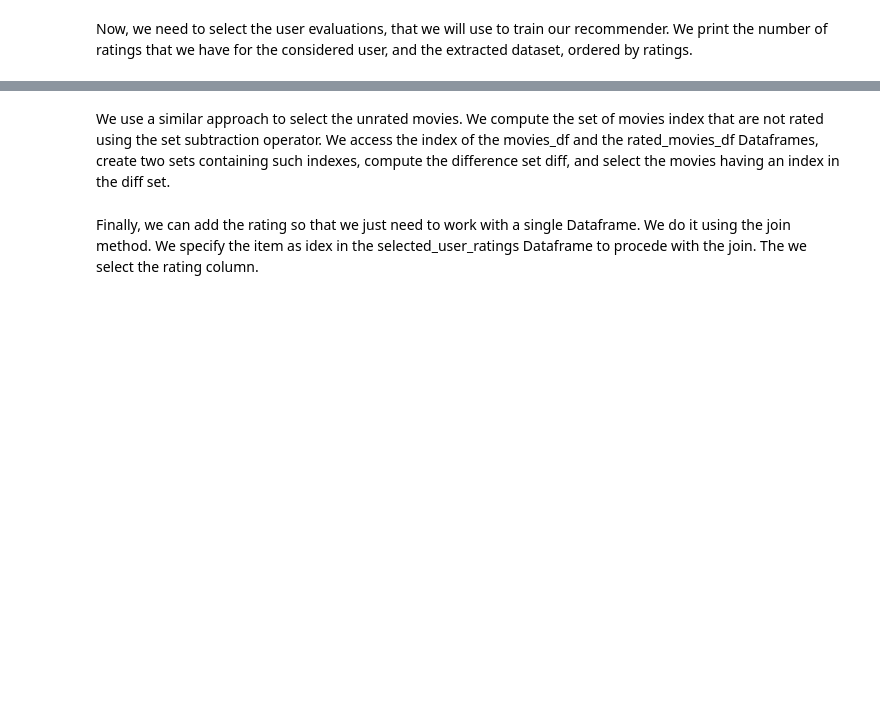
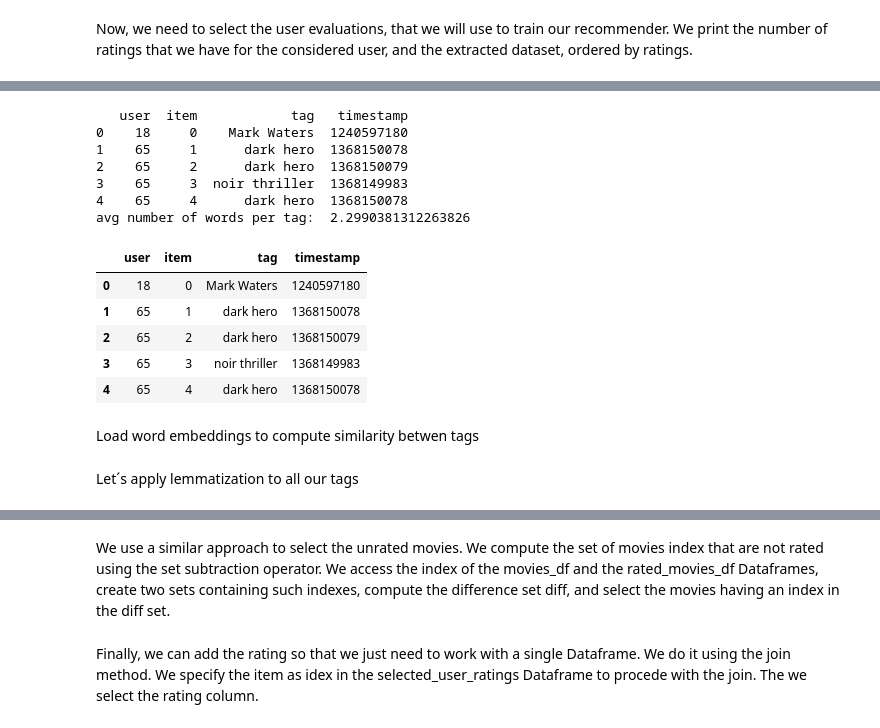
Before and after one commit to csotogd/Recommender-System-santa-claus, a Jupyter notebook: RS project.ipynb, the cells around one changed output, grey strips where cells are left out. Cells and saved outputs as stored; diff of their text form; code cells hidden in the pictures; blank space fills up the shorter version.

```diff
--- a/RS project.ipynb
+++ b/RS project.ipynb
@@ -186,0 +373,29 @@ display(rated_movies_df.head(10))
+# %%
+#tags_desc= pd.read_csv(data_path+'/genome-tags.csv')
+#tags_desc.rename(columns={'tag': 'tag_txt', 'tagId': 'tag'},
+#          inplace=True, errors='raise')
+#print(tags_desc.head())
+#tags_df = tags_df.join(tags_desc, on='tag')
+import numpy as np
+print(tags_df.head())
+lengths = np.mean(  [len(tag.split(' ')) for tag in list(tags_df['tag'].unique()) ])
+print('avg number of words per tag: ', lengths)
+tags_df.head()
+# %% [output]
+   user  item            tag   timestamp
+0    18     0    Mark Waters  1240597180
+1    65     1      dark hero  1368150078
+2    65     2      dark hero  1368150079
+3    65     3  noir thriller  1368149983
+4    65     4      dark hero  1368150078
+avg number of words per tag:  2.2990381312263826
+|  | user | item | tag | timestamp |
+| 0 | 18 | 0 | Mark Waters | 1240597180 |
+| 1 | 65 | 1 | dark hero | 1368150078 |
+| 2 | 65 | 2 | dark hero | 1368150079 |
+| 3 | 65 | 3 | noir thriller | 1368149983 |
+| 4 | 65 | 4 | dark hero | 1368150078 |
+# %% [markdown]
+Load word embeddings to compute similarity betwen tags
+# %% [markdown]
+Let´s apply lemmatization to all our tags
```
Also changed, not shown: parts of 77 cells of this notebook.
